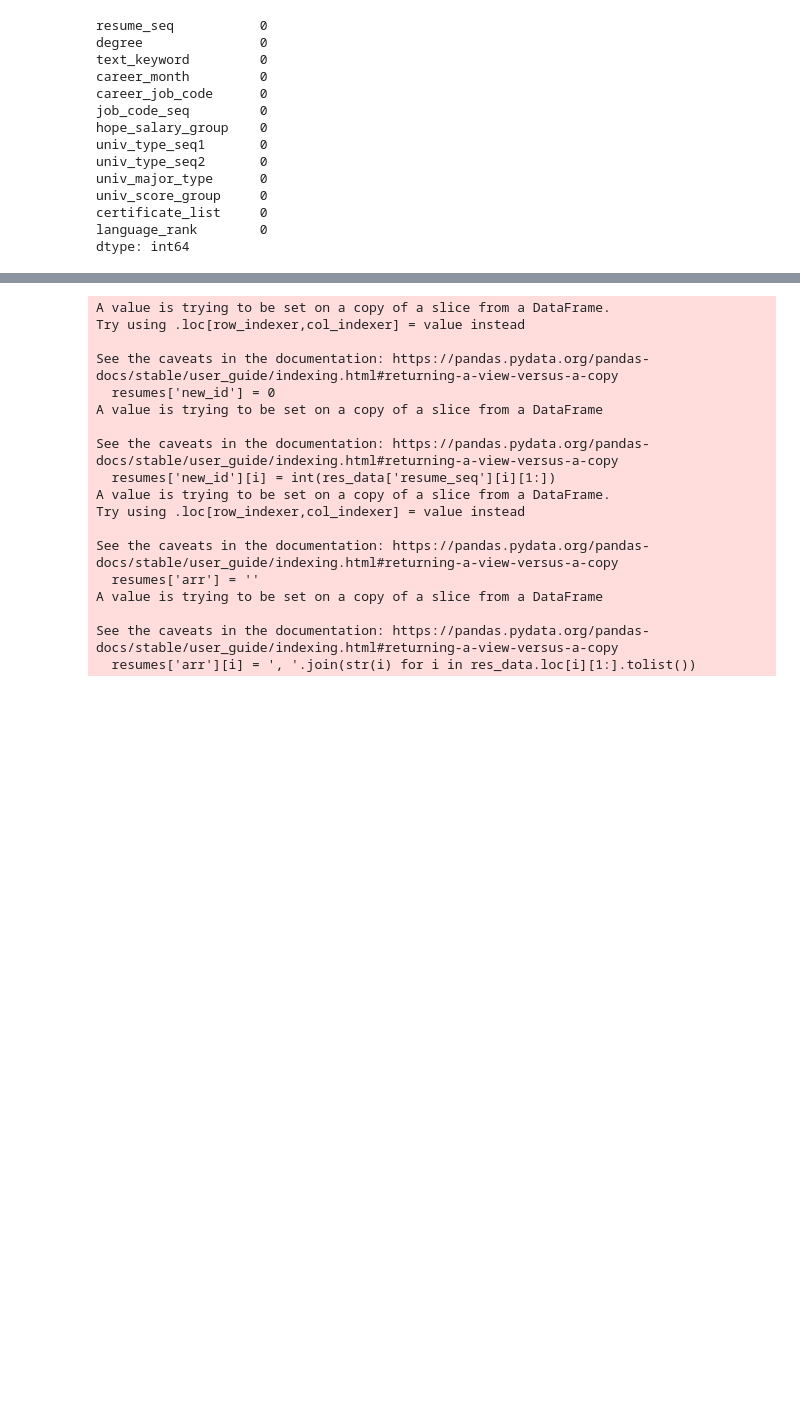
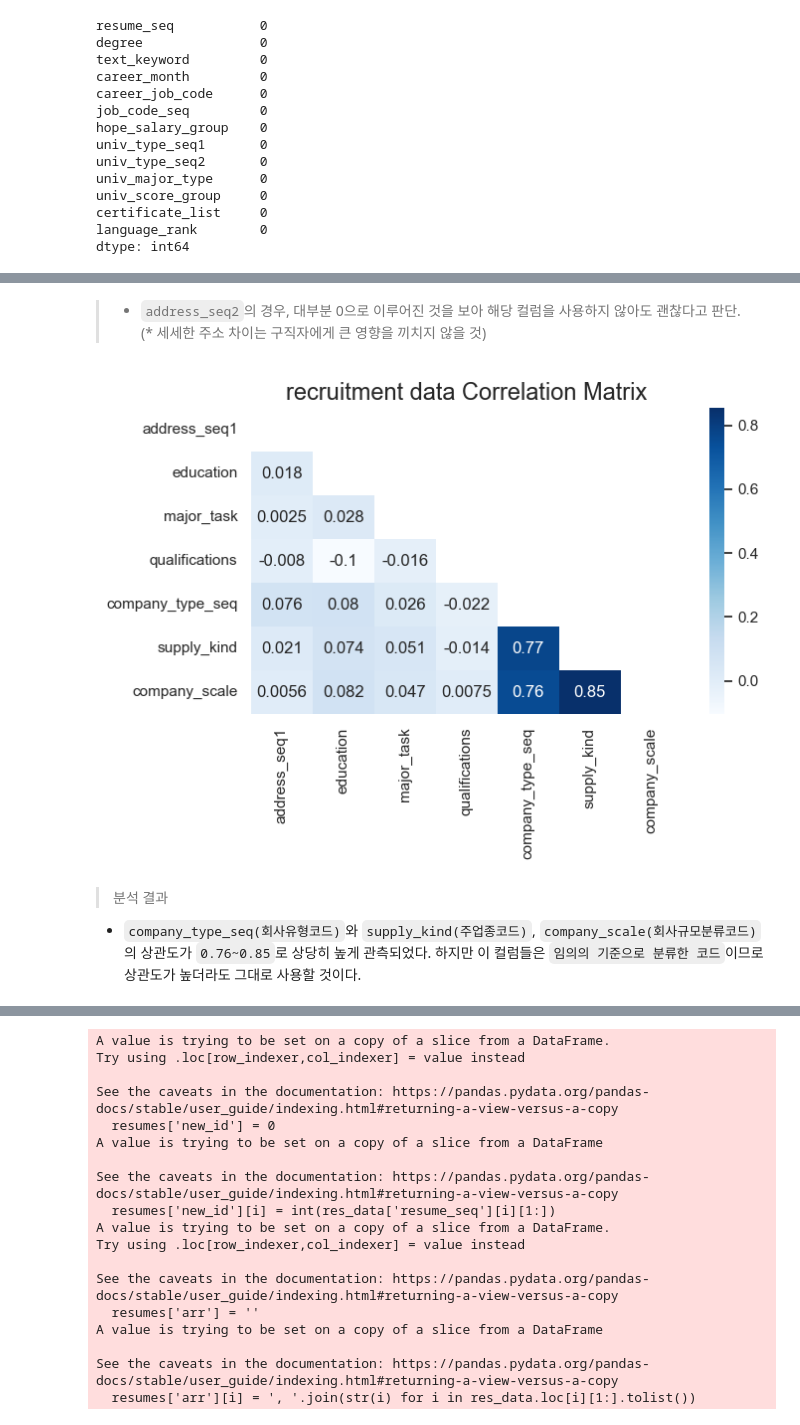
Before and after one commit to Kim-SeongSu/Dacon_Kookmin_University, a Jupyter notebook: kookmin_ai.ipynb, the cells around one changed output, grey strips where cells are left out. Drawn from its saved outputs; the diff is of its cells as text; code cells hidden in the pictures; blank space fills up the shorter version.

```diff
--- a/kookmin_ai.ipynb
+++ b/kookmin_ai.ipynb
@@ -3,6 +3,12 @@
 # %%
 import numpy as np
 import pandas as pd
+import matplotlib.pyplot as plt
+import seaborn as sns
+
+# 한글폰트 깨짐 방지
+plt.rcParams['font.family'] ='Malgun Gothic'
+plt.rcParams['axes.unicode_minus'] =False
 
 # 표준화 및 코사인 유사도 관련 라이브러리
 from gensim.models import Word2Vec
@@ -855,0 +952,17 @@ dtype: int64
+# %% [markdown]
+> * `address_seq2`의 경우, 대부분 0으로 이루어진 것을 보아 해당 컬럼을 사용하지 않아도 괜찮다고 판단.<br> (* 세세한 주소 차이는 구직자에게 큰 영향을 끼치지 않을 것)
+# %%
+#각 요인들의 상관관계를 나타낸 히트맵
+sns.set(style="whitegrid")
+mask = np.zeros_like(rec_data.corr())
+mask[np.triu_indices_from(mask)] = True
+sns.heatmap(rec_data.corr(), annot=True, mask = mask, cmap='Blues', linewidths=0)
+fig=plt.gcf()
+fig.set_size_inches(7, 4)
+plt.title('recruitment data Correlation Matrix', fontsize = 17)
+plt.show()
+# %% [output]
+[figure, added]
+# %% [markdown]
+> 분석 결과<br>
+- `company_type_seq(회사유형코드)`와 `supply_kind(주업종코드)`, `company_scale(회사규모분류코드)`의 상관도가 `0.76~0.85`로 상당히 높게 관측되었다. 하지만 이 컬럼들은 `임의의 기준으로 분류한 코드`이므로 상관도가 높더라도 그대로 사용할 것이다.
```
Also changed, not shown: parts of 48 cells of this notebook.
